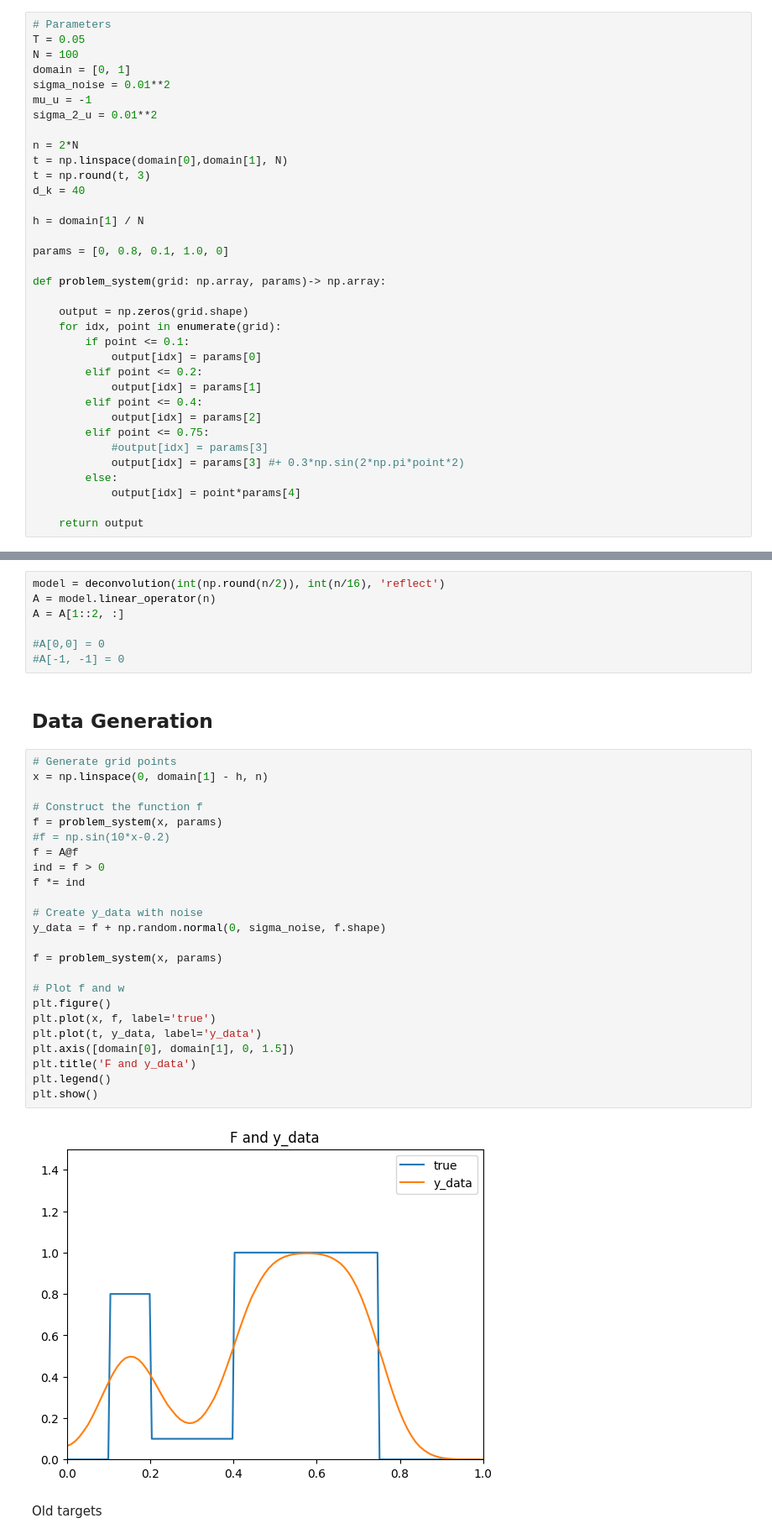
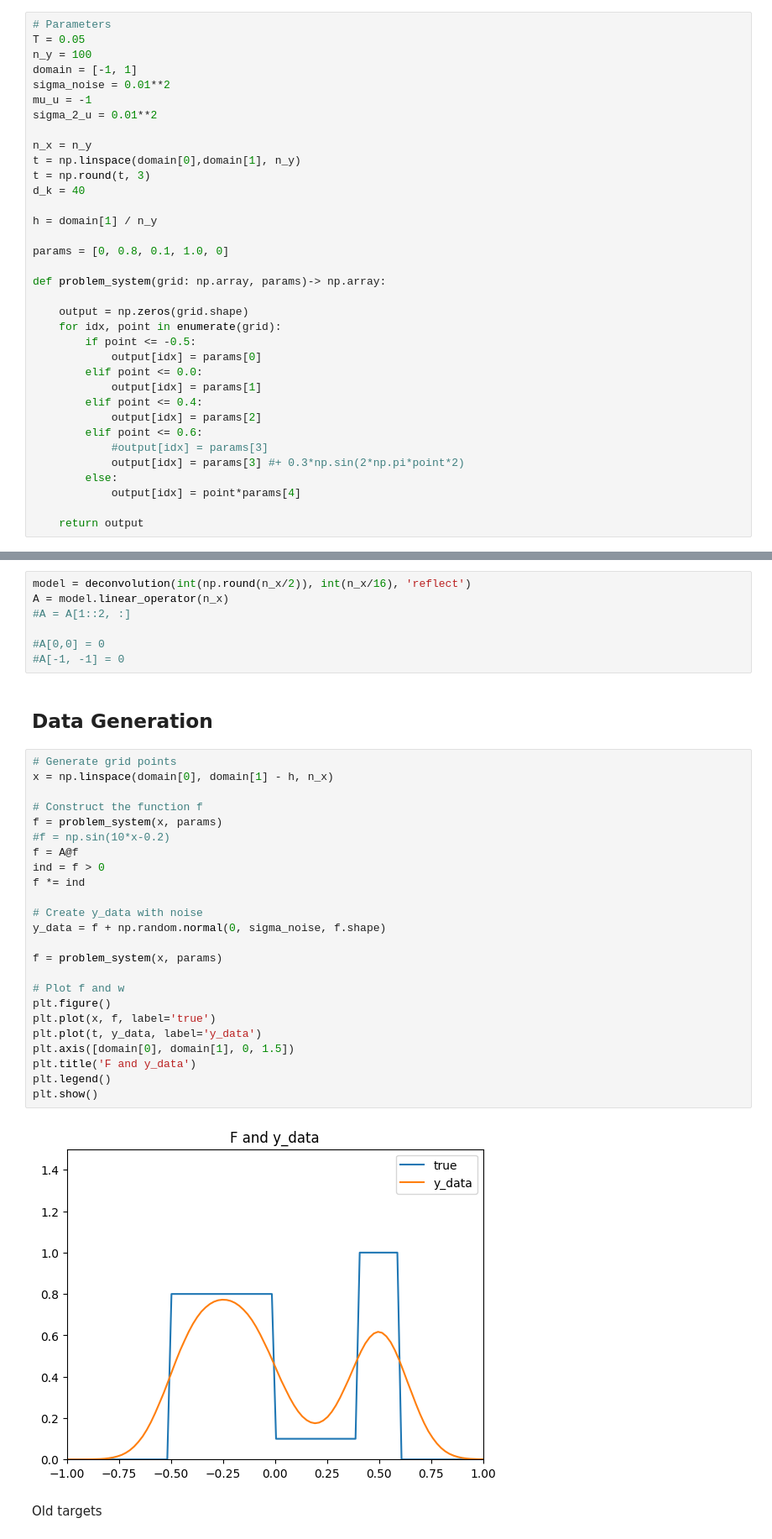
Before and after one commit to akseliekseli/Bayesian-Neural-Networks-with-Stochastic-Variational-Inference-in-Inverse-Problems, a Jupyter notebook: codes/main_mcmc.ipynb, the cells around one changed output, grey strips where cells are left out. Shown at 84% size. Drawn from its saved outputs; the diff is of its cells as text.

```diff
--- a/codes/main_mcmc.ipynb
+++ b/codes/main_mcmc.ipynb
@@ -31,18 +31,18 @@ torch.set_default_device(device)
 # %%
 # Parameters
 T = 0.05
-N = 100
-domain = [0, 1]
+n_y = 100
+domain = [-1, 1]
 sigma_noise = 0.01**2
 mu_u = -1
 sigma_2_u = 0.01**2
 
-n = 2*N
-t = np.linspace(domain[0],domain[1], N)
+n_x = n_y
+t = np.linspace(domain[0],domain[1], n_y)
 t = np.round(t, 3)
 d_k = 40
 
-h = domain[1] / N
+h = domain[1] / n_y
 
 params = [0, 0.8, 0.1, 1.0, 0]
 
@@ -50,13 +50,13 @@ def problem_system(grid: np.array, params)-> np.array:
 
     output = np.zeros(grid.shape)
     for idx, point in enumerate(grid):
-        if point <= 0.1:
+        if point <= -0.5:
             output[idx] = params[0]
-        elif point <= 0.2:
+        elif point <= 0.0:
             output[idx] = params[1]
         elif point <= 0.4:
             output[idx] = params[2]
-        elif point <= 0.75:
+        elif point <= 0.6:
             #output[idx] = params[3]
             output[idx] = params[3] #+ 0.3*np.sin(2*np.pi*point*2)
         else:
@@ -66,9 +66,9 @@ def problem_system(grid: np.array, params)-> np.array:
 # %% [markdown]
 ## Convolution matrix
 # %%
-model = deconvolution(int(np.round(n/2)), int(n/16), 'reflect')
-A = model.linear_operator(n)
-A = A[1::2, :]
+model = deconvolution(int(np.round(n_x/2)), int(n_x/16), 'reflect')
+A = model.linear_operator(n_x)
+#A = A[1::2, :]
 
 #A[0,0] = 0
 #A[-1, -1] = 0
@@ -76,30 +76,30 @@ A = A[1::2, :]
 ## Data Generation
 # %%
 # Generate grid points
-x = np.linspace(0, domain[1] - h, n)
+x = np.linspace(domain[0], domain[1] - h, n_x)
 
 # Construct the function f
 f = problem_system(x, params)
 #f = np.sin(10*x-0.2)
 f = A@f
 ind = f > 0
 f *= ind
 
 # Create y_data with noise
 y_data = f + np.random.normal(0, sigma_noise, f.shape)
 
 f = problem_system(x, params)
 
 # Plot f and w
 plt.figure()
 plt.plot(x, f, label='true')
 plt.plot(t, y_data, label='y_data')
 plt.axis([domain[0], domain[1], 0, 1.5])
 plt.title('F and y_data')
 plt.legend()
 plt.show()
 # %% [output]
-[figure, old version]
+[figure, new version]
 # %% [markdown]
 Old targets
 # %% [markdown]
```
Also changed, not shown: parts of 11 cells of this notebook, 3 other files.
